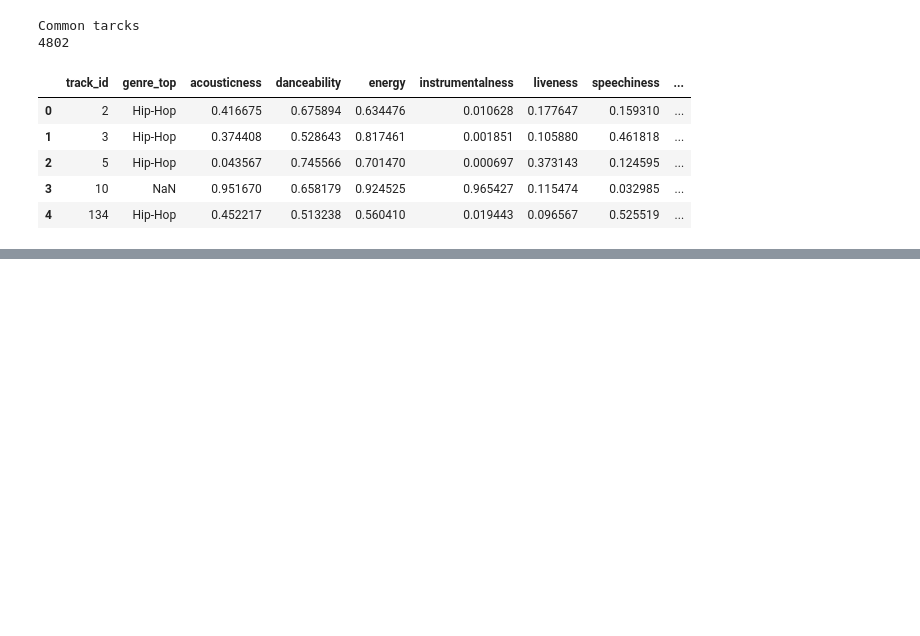
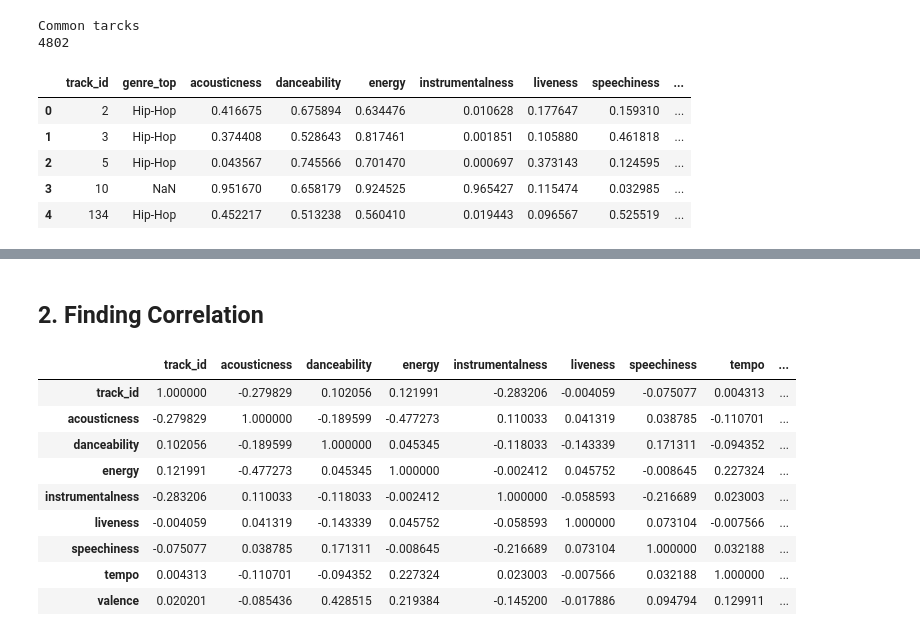
Before and after one commit to skad00sh/song-genre-classifier, a Jupyter notebook: python-notebook.ipynb, the cells around one changed output, grey strips where cells are left out. Drawn from its saved outputs; the diff is of its cells as text; code cells hidden in the pictures; blank space fills up the shorter version.

```diff
--- a/python-notebook.ipynb
+++ b/python-notebook.ipynb
@@ -129,0 +130,15 @@ memory usage: 3.0+ MB
+# %% [markdown]
+## 2. Finding Correlation
+# %%
+echo_tracks.corr()
+# %% [output]
+|  | track_id | acousticness | danceability | energy | instrumentalness | liveness | speechiness | tempo | ... |
+| track_id | 1.000000 | -0.279829 | 0.102056 | 0.121991 | -0.283206 | -0.004059 | -0.075077 | 0.004313 | ... |
+| acousticness | -0.279829 | 1.000000 | -0.189599 | -0.477273 | 0.110033 | 0.041319 | 0.038785 | -0.110701 | ... |
+| danceability | 0.102056 | -0.189599 | 1.000000 | 0.045345 | -0.118033 | -0.143339 | 0.171311 | -0.094352 | ... |
+| energy | 0.121991 | -0.477273 | 0.045345 | 1.000000 | -0.002412 | 0.045752 | -0.008645 | 0.227324 | ... |
+| instrumentalness | -0.283206 | 0.110033 | -0.118033 | -0.002412 | 1.000000 | -0.058593 | -0.216689 | 0.023003 | ... |
+| liveness | -0.004059 | 0.041319 | -0.143339 | 0.045752 | -0.058593 | 1.000000 | 0.073104 | -0.007566 | ... |
+| speechiness | -0.075077 | 0.038785 | 0.171311 | -0.008645 | -0.216689 | 0.073104 | 1.000000 | 0.032188 | ... |
+| tempo | 0.004313 | -0.110701 | -0.094352 | 0.227324 | 0.023003 | -0.007566 | 0.032188 | 1.000000 | ... |
+| valence | 0.020201 | -0.085436 | 0.428515 | 0.219384 | -0.145200 | -0.017886 | 0.094794 | 0.129911 | ... |
```
Also changed, not shown: parts of 5 cells of this notebook.
